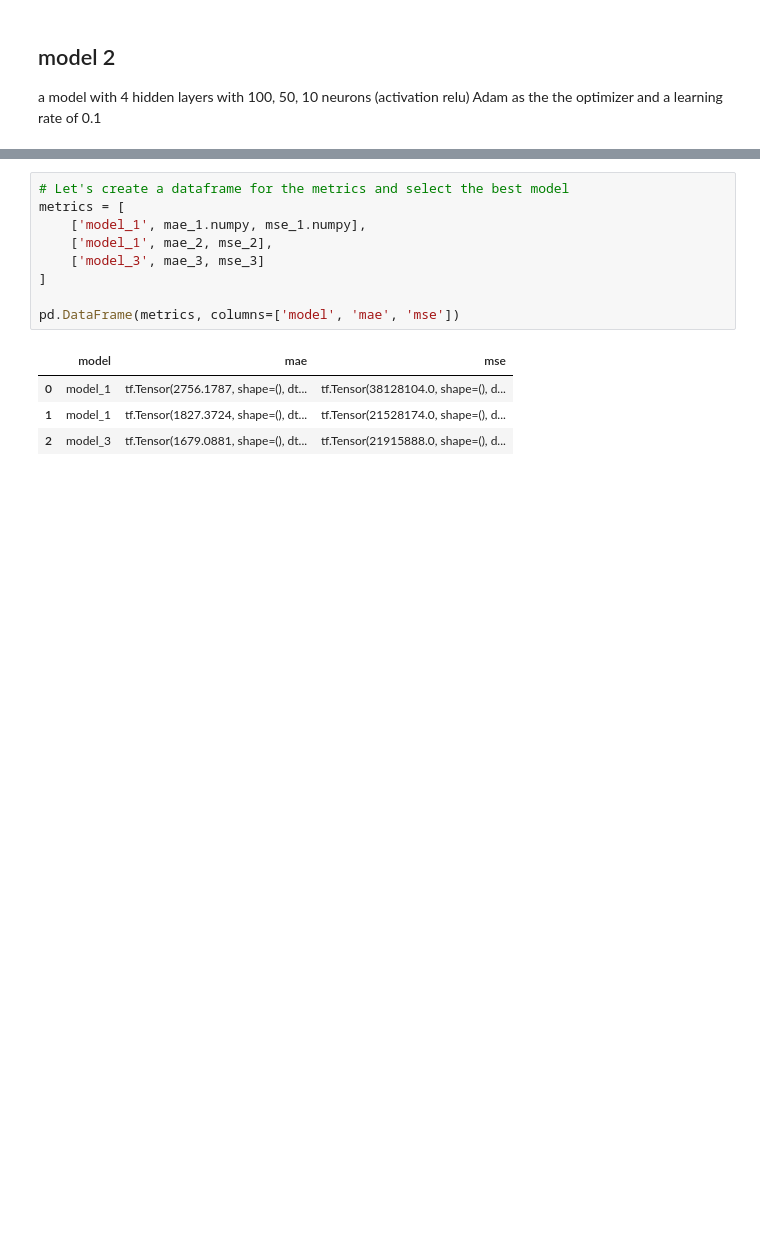
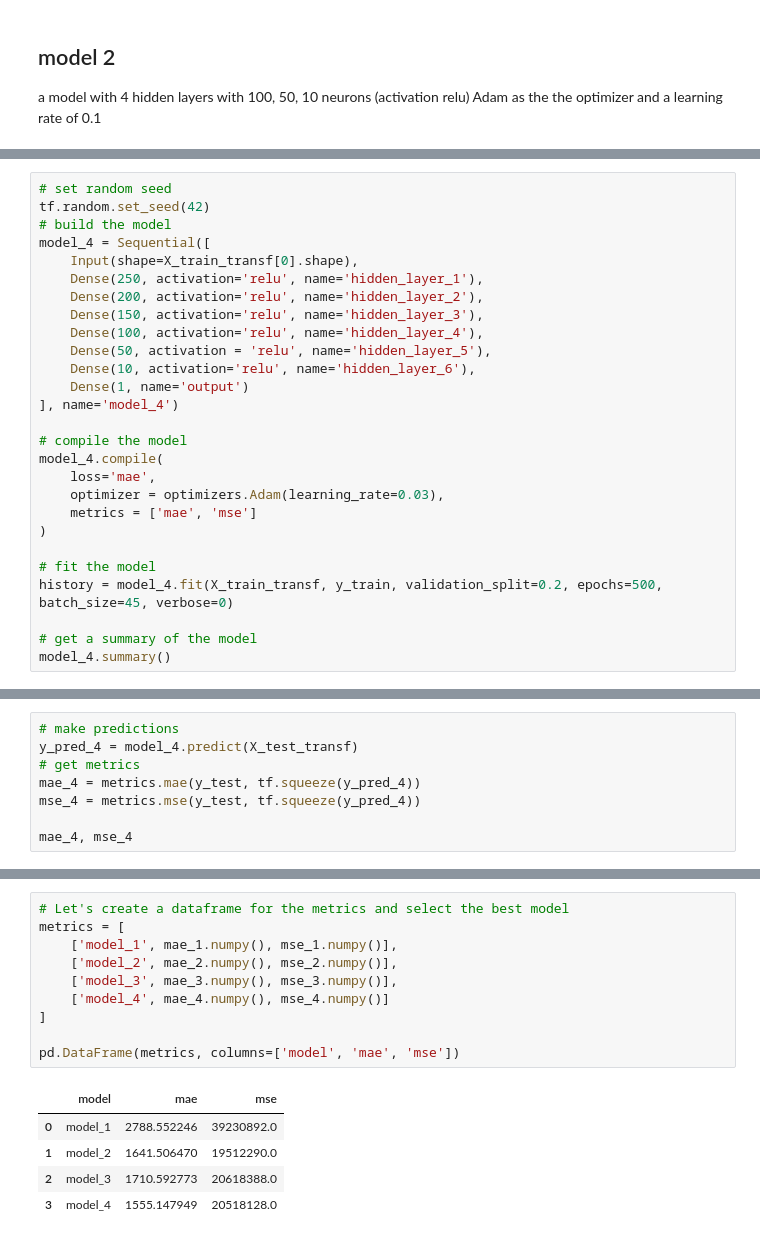
Before and after one commit to Jefest1/medical_insurance_cost, a Jupyter notebook: medical_cost_pred.ipynb, the cells around one changed output, grey strips where cells are left out. Drawn from its saved outputs; the diff is of its cells as text; blank space fills up the shorter version.

```diff
--- a/medical_cost_pred.ipynb
+++ b/medical_cost_pred.ipynb
@@ -443,0 +438,27 @@ mae_3, mse_3
+# %%
+# set random seed
+tf.random.set_seed(42)
+# build the model
+model_4 = Sequential([
+    Input(shape=X_train_transf[0].shape),
+    Dense(250, activation='relu', name='hidden_layer_1'),
+    Dense(200, activation='relu', name='hidden_layer_2'),
+    Dense(150, activation='relu', name='hidden_layer_3'),
+    Dense(100, activation='relu', name='hidden_layer_4'),
+    Dense(50, activation = 'relu', name='hidden_layer_5'),
+    Dense(10, activation='relu', name='hidden_layer_6'),
+    Dense(1, name='output')
+], name='model_4')
+
+# compile the model
+model_4.compile(
+    loss='mae',
+    optimizer = optimizers.Adam(learning_rate=0.03),
+    metrics = ['mae', 'mse']
+)
+
+# fit the model
+history = model_4.fit(X_train_transf, y_train, validation_split=0.2, epochs=500, batch_size=45, verbose=0)
+
+# get a summary of the model
+model_4.summary()
@@ -443,0 +506,8 @@ mae_3, mse_3
+# %%
+# make predictions
+y_pred_4 = model_4.predict(X_test_transf)
+# get metrics
+mae_4 = metrics.mae(y_test, tf.squeeze(y_pred_4))
+mse_4 = metrics.mse(y_test, tf.squeeze(y_pred_4))
+
+mae_4, mse_4
@@ -444,14 +518,16 @@ mae_3, mse_3
 # %%
 # Let's create a dataframe for the metrics and select the best model
 metrics = [
-    ['model_1', mae_1.numpy, mse_1.numpy],
-    ['model_1', mae_2, mse_2],
-    ['model_3', mae_3, mse_3]
+    ['model_1', mae_1.numpy(), mse_1.numpy()],
+    ['model_2', mae_2.numpy(), mse_2.numpy()],
+    ['model_3', mae_3.numpy(), mse_3.numpy()],
+    ['model_4', mae_4.numpy(), mse_4.numpy()]
 ]
 
 pd.DataFrame(metrics, columns=['model', 'mae', 'mse'])
 # %% [output]
 |  | model | mae | mse |
-| 0 | model_1 | tf.Tensor(2756.1787, shape=(), dt... | tf.Tensor(38128104.0, shape=(), d... |
-| 1 | model_1 | tf.Tensor(1827.3724, shape=(), dt... | tf.Tensor(21528174.0, shape=(), d... |
-| 2 | model_3 | tf.Tensor(1679.0881, shape=(), dt... | tf.Tensor(21915888.0, shape=(), d... |
+| 0 | model_1 | 2788.552246 | 39230892.0 |
+| 1 | model_2 | 1641.506470 | 19512290.0 |
+| 2 | model_3 | 1710.592773 | 20618388.0 |
+| 3 | model_4 | 1555.147949 | 20518128.0 |
```
Also changed, not shown: parts of 16 cells of this notebook.
